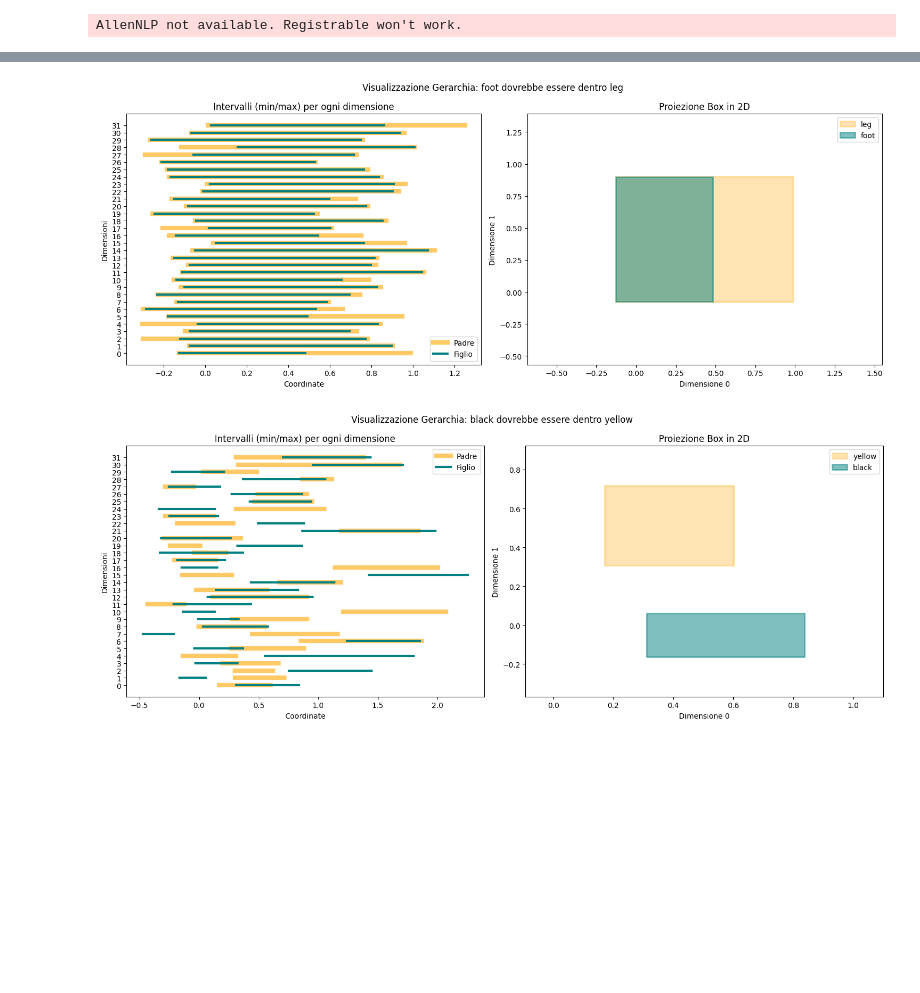
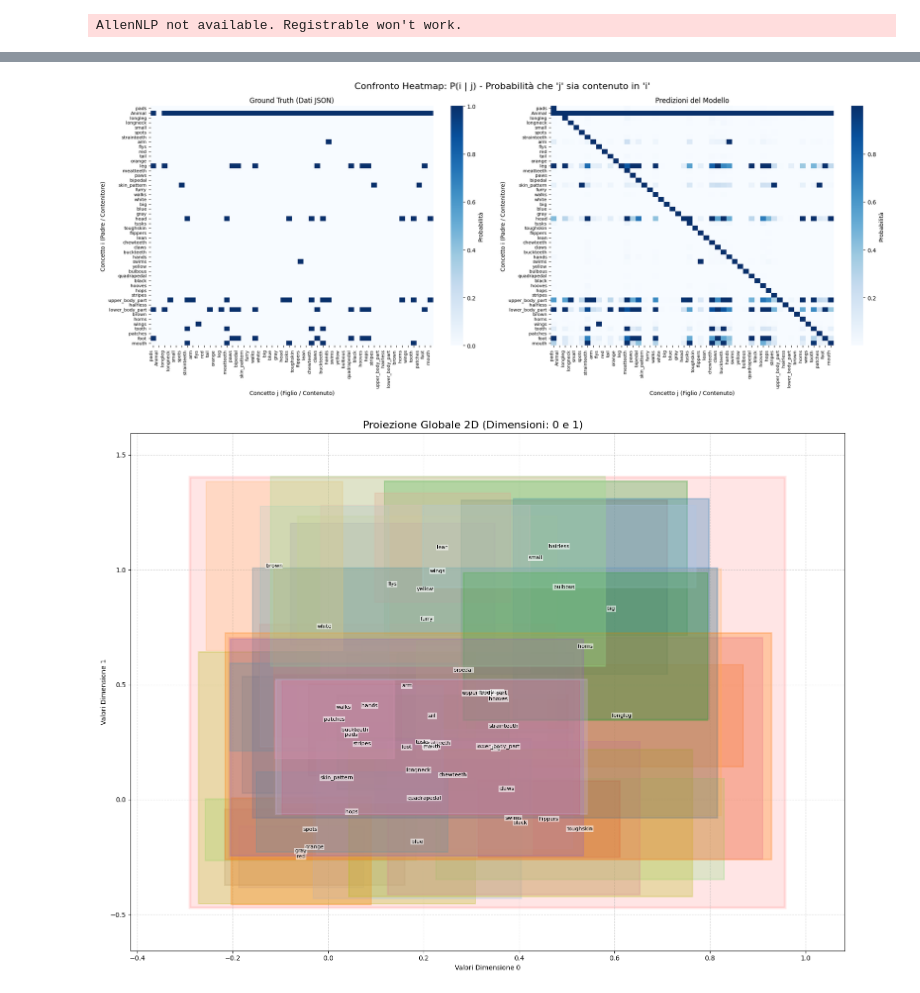
Before and after one commit to stefano-gamba/BoxEmbeddingCBM, a Jupyter notebook: notebooks/a-priori-boxes.ipynb, the cells around one changed output, grey strips where cells are left out. Cells and saved outputs as stored; diff of their text form; code cells hidden in the pictures; blank space fills up the shorter version.

Commit message:
box visualization

```diff
--- a/notebooks/a-priori-boxes.ipynb
+++ b/notebooks/a-priori-boxes.ipynb
@@ -65,9 +65,2 @@ Relazione: lower_body_part | big
 Relazione: yellow | wings
  - P_teorica: 0.0 -> P_predetta: 0.0000
-# %%
-from src.CHM.visualization import visualize_concept_hierarchy
-visualize_concept_hierarchy(model, id2concept, concept2id, "leg", "foot")
-visualize_concept_hierarchy(model, id2concept, concept2id, "yellow", "black")
-# %% [output]
-[figure, removed]
-[figure, removed]
@@ -73,0 +69,8 @@ visualize_concept_hierarchy(model, id2concept, concept2id, "yellow", "black")
+# %%
+visualize_heatmap_compare(model, dataset, concept2id, id2concept)
+# %% [output]
+[figure, added]
+# %%
+visualize_all_boxes_2d(model, id2concept, dim_x=0, dim_y=1)
+# %% [output]
+[figure, added]
```
Also changed, not shown: parts of 3 cells of this notebook, 1 other file.
